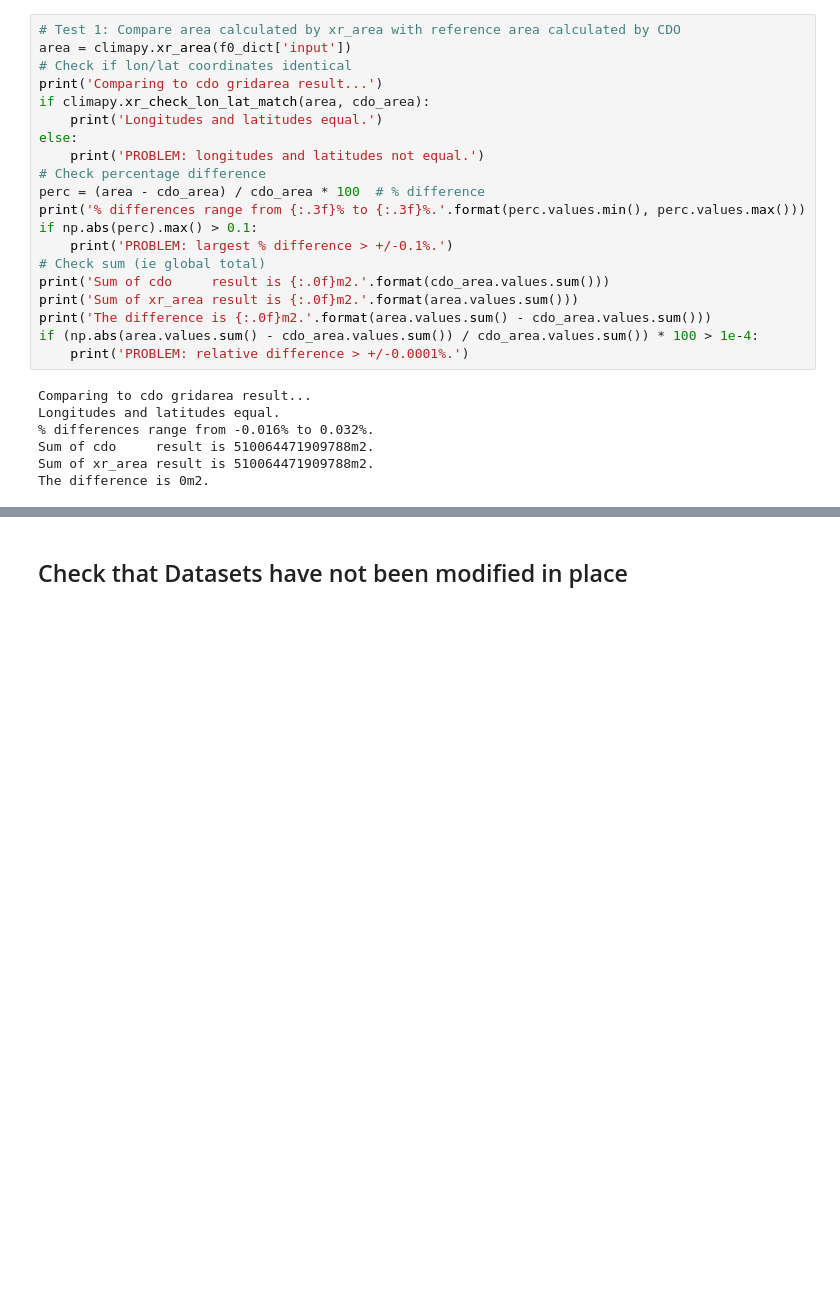
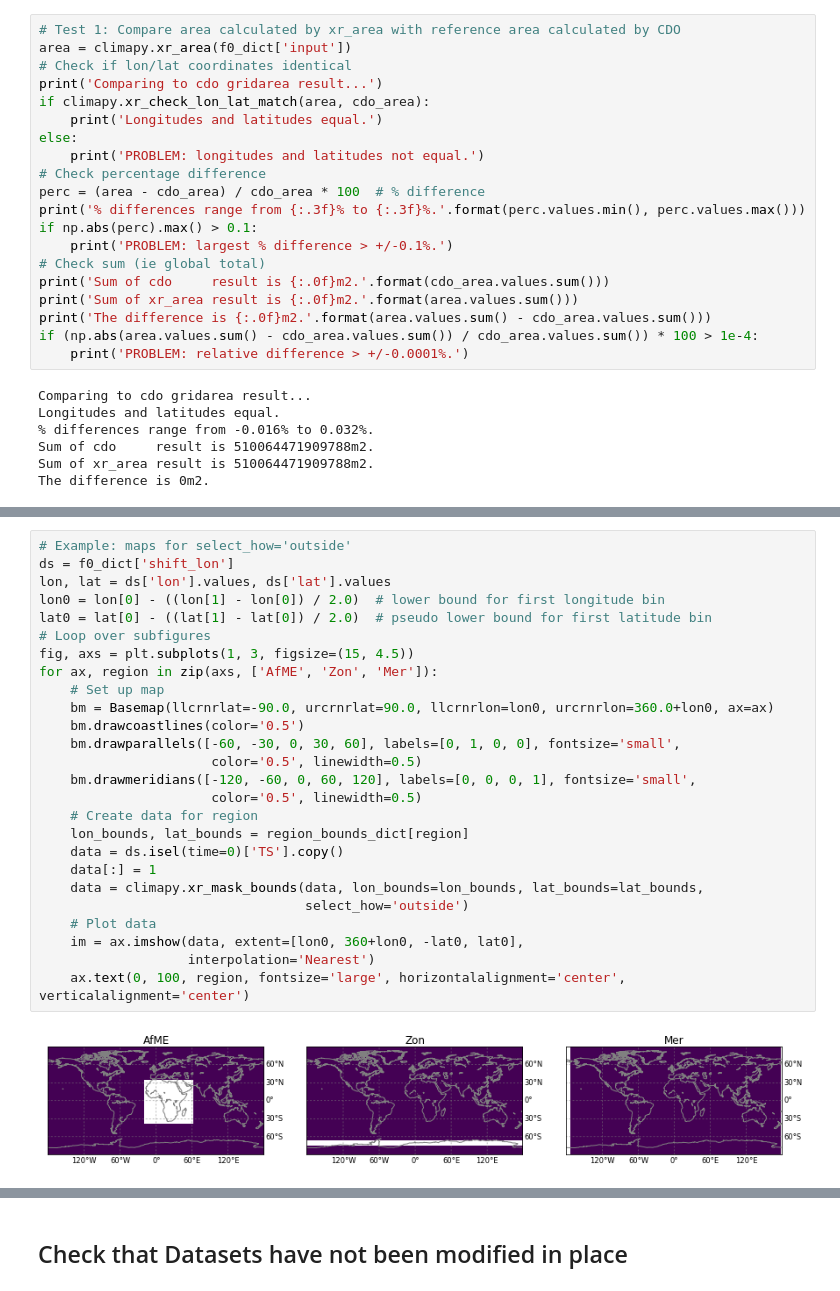
Before and after one commit to grandey/climapy, a Jupyter notebook: notebooks/dev_climapy_xr.ipynb, the cells around one changed output, grey strips where cells are left out. Cells and saved outputs as stored; diff of their text form; blank space fills up the shorter version.

```diff
--- a/notebooks/dev_climapy_xr.ipynb
+++ b/notebooks/dev_climapy_xr.ipynb
@@ -560,0 +684,28 @@ key = strange
+# %%
+# Example: maps for select_how='outside'
+ds = f0_dict['shift_lon']
+lon, lat = ds['lon'].values, ds['lat'].values
+lon0 = lon[0] - ((lon[1] - lon[0]) / 2.0)  # lower bound for first longitude bin
+lat0 = lat[0] - ((lat[1] - lat[0]) / 2.0)  # pseudo lower bound for first latitude bin
+# Loop over subfigures
+fig, axs = plt.subplots(1, 3, figsize=(15, 4.5))
+for ax, region in zip(axs, ['AfME', 'Zon', 'Mer']):
+    # Set up map
+    bm = Basemap(llcrnrlat=-90.0, urcrnrlat=90.0, llcrnrlon=lon0, urcrnrlon=360.0+lon0, ax=ax)
+    bm.drawcoastlines(color='0.5')
+    bm.drawparallels([-60, -30, 0, 30, 60], labels=[0, 1, 0, 0], fontsize='small',
+                      color='0.5', linewidth=0.5)
+    bm.drawmeridians([-120, -60, 0, 60, 120], labels=[0, 0, 0, 1], fontsize='small',
+                      color='0.5', linewidth=0.5)
+    # Create data for region
+    lon_bounds, lat_bounds = region_bounds_dict[region]
+    data = ds.isel(time=0)['TS'].copy()
+    data[:] = 1
+    data = climapy.xr_mask_bounds(data, lon_bounds=lon_bounds, lat_bounds=lat_bounds,
+                                  select_how='outside')
+    # Plot data
+    im = ax.imshow(data, extent=[lon0, 360+lon0, -lat0, lat0],
+                   interpolation='Nearest')
+    ax.text(0, 100, region, fontsize='large', horizontalalignment='center', verticalalignment='center')
+# %% [output]
+[figure, added]
```
Also changed, not shown: parts of 19 cells of this notebook, 1 other file.
